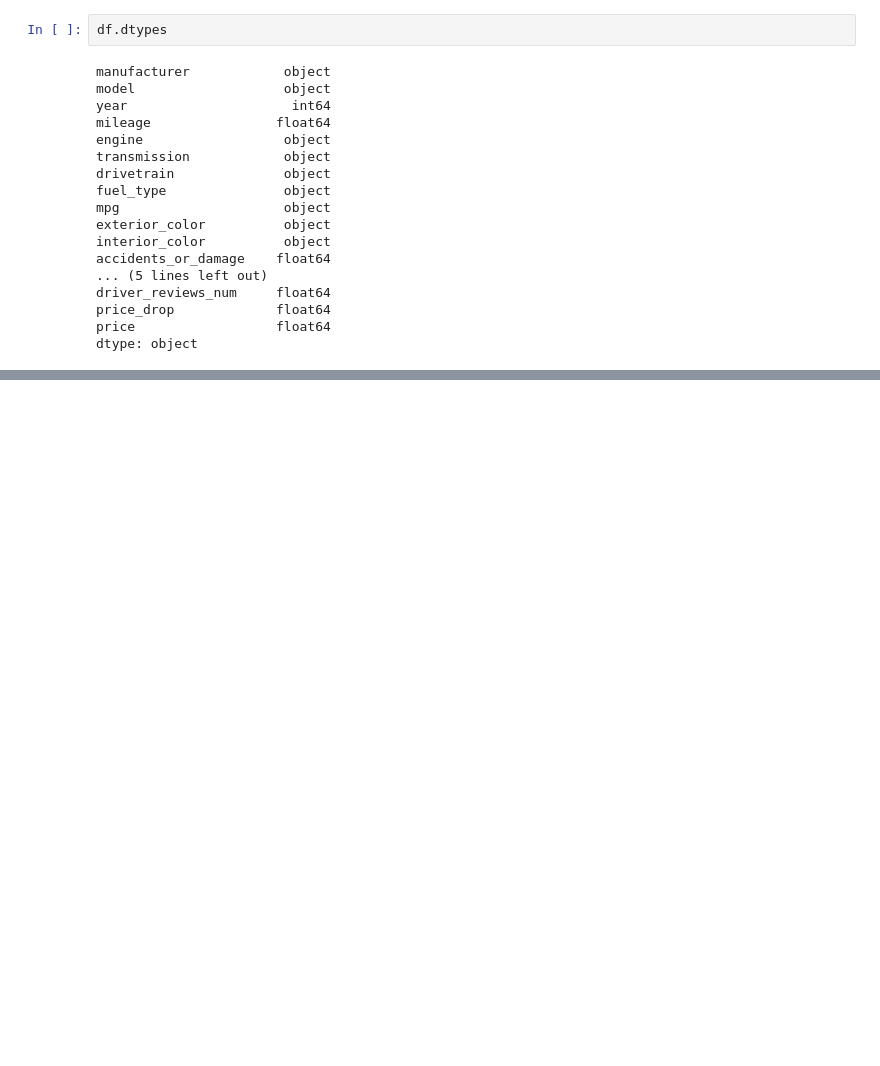
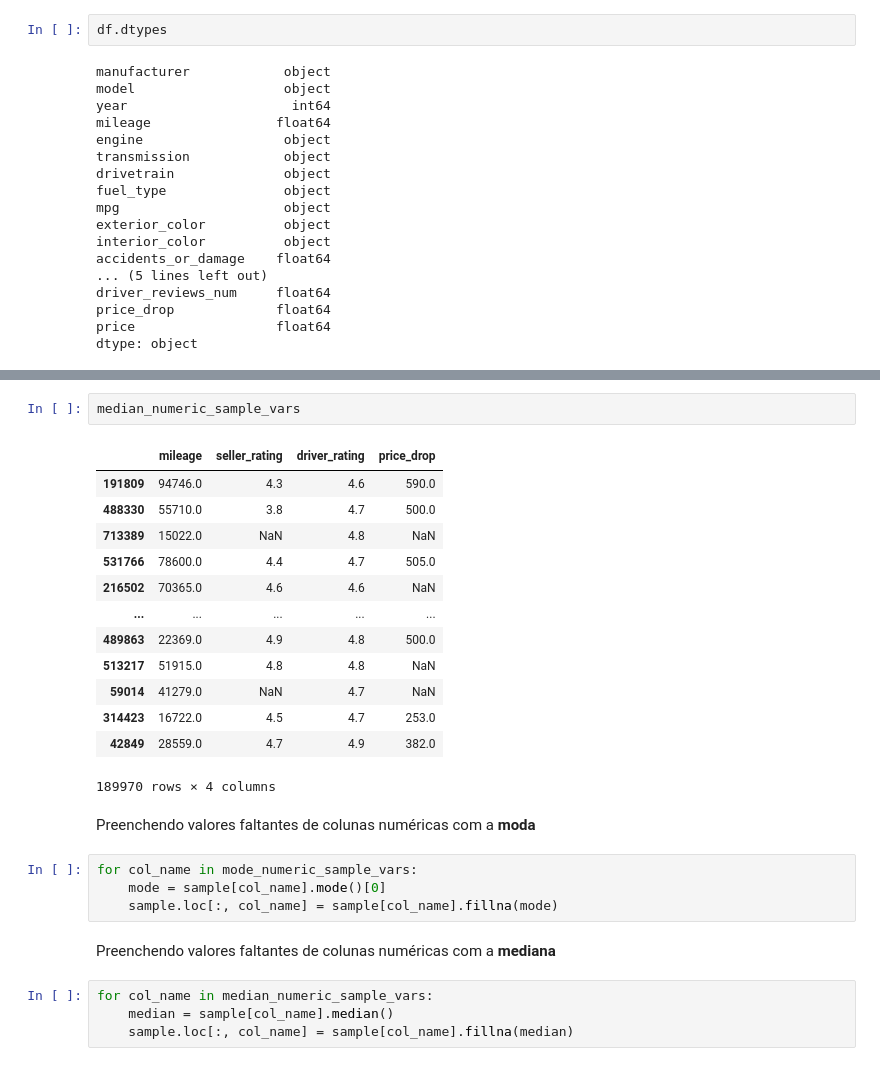
Before and after one commit to matsa0/project2-sprint5-data-science, a Jupyter notebook: project2.ipynb, the cells around one changed output, grey strips where cells are left out. Drawn from its saved outputs; the diff is of its cells as text; blank space fills up the shorter version.

```diff
--- a/project2.ipynb
+++ b/project2.ipynb
@@ -45,0 +230,28 @@ dtype: object
+# %%
+median_numeric_sample_vars
+# %% [output]
+|  | mileage | seller_rating | driver_rating | price_drop |
+| 191809 | 94746.0 | 4.3 | 4.6 | 590.0 |
+| 488330 | 55710.0 | 3.8 | 4.7 | 500.0 |
+| 713389 | 15022.0 | NaN | 4.8 | NaN |
+| 531766 | 78600.0 | 4.4 | 4.7 | 505.0 |
+| 216502 | 70365.0 | 4.6 | 4.6 | NaN |
+| ... | ... | ... | ... | ... |
+| 489863 | 22369.0 | 4.9 | 4.8 | 500.0 |
+| 513217 | 51915.0 | 4.8 | 4.8 | NaN |
+| 59014 | 41279.0 | NaN | 4.7 | NaN |
+| 314423 | 16722.0 | 4.5 | 4.7 | 253.0 |
+| 42849 | 28559.0 | 4.7 | 4.9 | 382.0 |
+189970 rows × 4 columns
+# %% [markdown]
+Preenchendo valores faltantes de colunas numéricas com a **moda**
+# %%
+for col_name in mode_numeric_sample_vars:
+    mode = sample[col_name].mode()[0]
+    sample.loc[:, col_name] = sample[col_name].fillna(mode)
+# %% [markdown]
+Preenchendo valores faltantes de colunas numéricas com a **mediana**
+# %%
+for col_name in median_numeric_sample_vars:
+    median = sample[col_name].median()
+    sample.loc[:, col_name] = sample[col_name].fillna(median)
```
Also changed, not shown: parts of 28 cells of this notebook, 1 other file.
